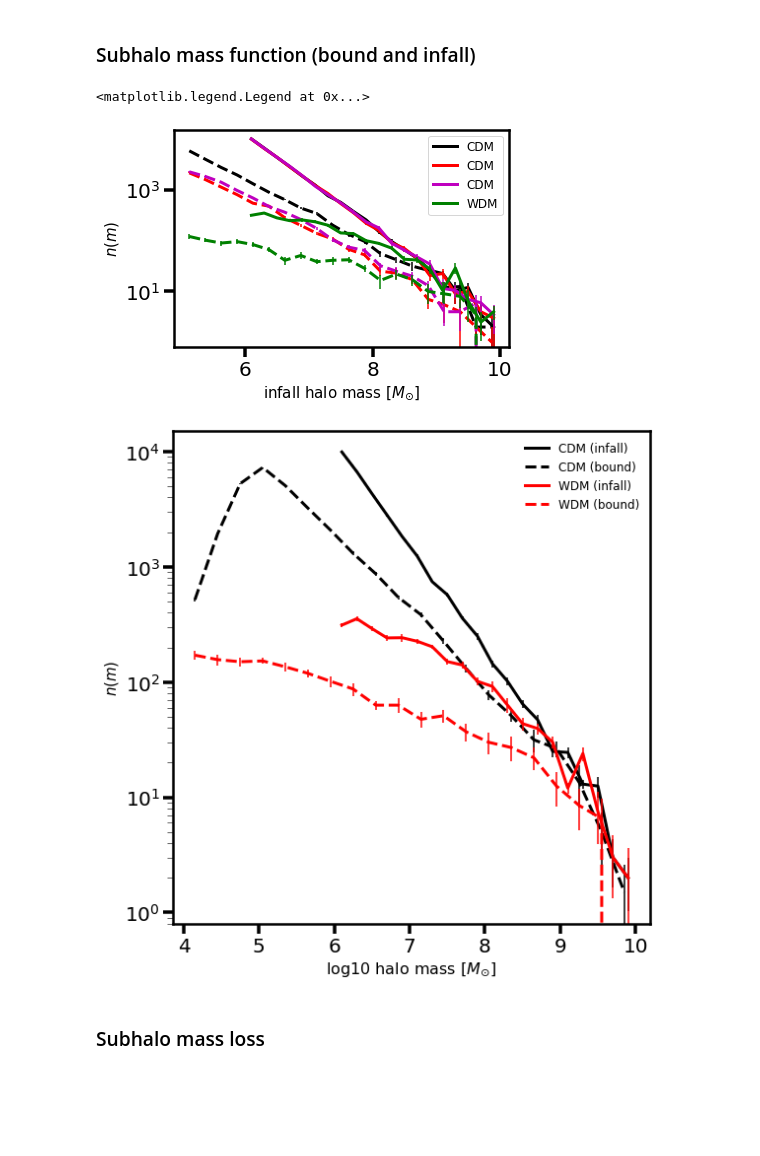
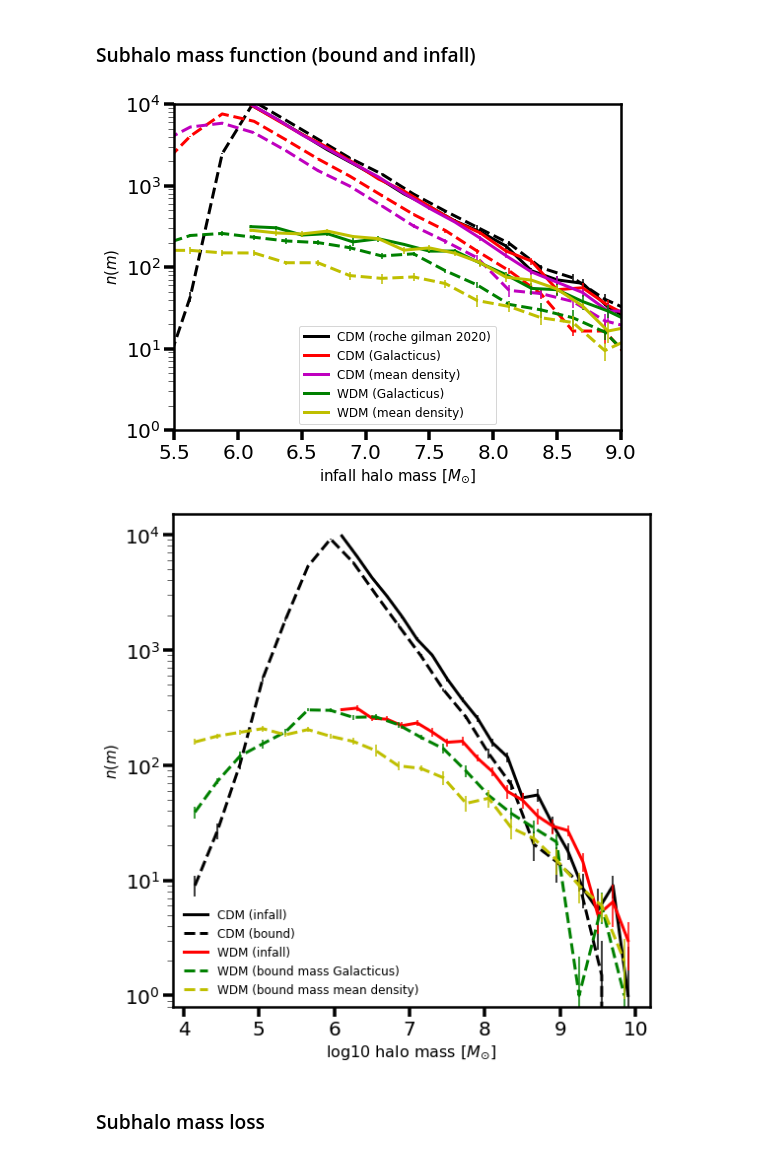
Before and after one commit to dangilman/pyHalo, a Jupyter notebook: example_notebooks/plotting_methods.ipynb, the cells around one changed output. Saved outputs shown, nothing was run; the diff lists cells and outputs as text; code cells hidden in the pictures; blank space fills up the shorter version.

Commit message:
implement galacitucs truncation routine; fix bug in bound mass calculation

```diff
--- a/example_notebooks/plotting_methods.ipynb
+++ b/example_notebooks/plotting_methods.ipynb
@@ -49,89 +52,104 @@ plt.legend(fontsize=14, frameon=False)
 # %% [markdown]
 ### Subhalo mass function (bound and infall)
 # %%
+from copy import deepcopy
+from pyHalo.truncation_models import truncation_models
+
 sigma_sub = 0.2
-cdm = CDM(0.5, 1.5, sigma_sub=sigma_sub, LOS_normalization=0.0)
+log_10_half_mode_mass = 7.5
+cdm = CDM(0.5, 1.5, sigma_sub=sigma_sub, LOS_normalization=0.0,
+         truncation_model_subhalos='TRUNCATION_ROCHE_GILMAN2020')
 
-kwargs_truncation_model_subhalos = {'median_rt_over_rs':5.0, 'c_power': 3.0}
 cdm_truncation_v2 = CDM(0.5, 1.5, sigma_sub=sigma_sub, LOS_normalization=0.0,
-                       truncation_model_subhalos='TRUNCATION_MEAN_DENSITY',
-                       kwargs_truncation_model_subhalos=kwargs_truncation_model_subhalos)
+                       truncation_model_subhalos='TRUNCATION_GALACTICUS')
 
-kwargs_truncation_model_subhalos = {'median_rt_over_rs':5.0, 'c_power': 6.0}
 cdm_truncation_v3 = CDM(0.5, 1.5, sigma_sub=sigma_sub, LOS_normalization=0.0,
                        truncation_model_subhalos='TRUNCATION_MEAN_DENSITY',
-                       kwargs_truncation_model_subhalos=kwargs_truncation_model_subhalos)
+                       kwargs_truncation_model_subhalos={'median_rt_over_rs': 2.0, 'c_power': 3.0})
 
-kwargs_truncation_model_subhalos = {'median_rt_over_rs':5.0, 'c_power': 3.0}
-wdm = WDM(0.5, 1.5, log_mc=7.5, sigma_sub=sigma_sub, LOS_normalization=0.0,
+cdm_concentration_rescaled = deepcopy(cdm_truncation_v2)
+
+wdm = WDM(0.5, 1.5, log_mc=log_10_half_mode_mass, sigma_sub=sigma_sub, LOS_normalization=0.0,
+                       truncation_model_subhalos='TRUNCATION_GALACTICUS')
+
+wdm_v2 = WDM(0.5, 1.5, log_mc=log_10_half_mode_mass, sigma_sub=sigma_sub, LOS_normalization=0.0,
                        truncation_model_subhalos='TRUNCATION_MEAN_DENSITY',
-                       kwargs_truncation_model_subhalos=kwargs_truncation_model_subhalos)
-
-kwargs_truncation_model_subhalos = {'median_rt_over_rs':5.0, 'c_power': 6.0}
-wdm_v2 = WDM(0.5, 1.5, log_mc=7.5, sigma_sub=sigma_sub, LOS_normalization=0.0,
-                       truncation_model_subhalos='TRUNCATION_MEAN_DENSITY',
-                       kwargs_truncation_model_subhalos=kwargs_truncation_model_subhalos)
+            kwargs_truncation_model_subhalos={'median_rt_over_rs': 2.0, 'c_power': 3.0})
 
 fig = plt.figure(1)
 ax = plt.subplot(111)
-kwargs_plot={'lw':3, 'label': 'CDM'}
+fig.set_size_inches(8, 6)
+kwargs_plot={'lw':3, 'label': 'CDM (roche gilman 2020)'}
 plot_subhalo_mass_functon(cdm, log_m_low=6.0, log_m_high=10.0, bound_mass_function=False, nbins=20,
                                   n_bootstrap=10, ax=ax, kwargs_plot=kwargs_plot, color='k')
 kwargs_plot={'linestyle': '--', 'lw':3}
 plot_subhalo_mass_functon(cdm, log_m_low=5.0, log_m_high=10.0, bound_mass_function=True, nbins=20,
                                   n_bootstrap=10, ax=ax, kwargs_plot=kwargs_plot, color='k')
 
-kwargs_plot={'lw':3, 'label':'CDM'}
+kwargs_plot={'lw':3, 'label':'CDM (Galacticus)'}
 plot_subhalo_mass_functon(cdm_truncation_v2, log_m_low=6.0, log_m_high=10.0, bound_mass_function=False, nbins=20,
                                   n_bootstrap=10, ax=ax, kwargs_plot=kwargs_plot, color='r')
 kwargs_plot={'linestyle': '--','lw':3}
 plot_subhalo_mass_functon(cdm_truncation_v2, log_m_low=5.0, log_m_high=10.0, bound_mass_function=True, nbins=20,
                                   n_bootstrap=10, ax=ax, kwargs_plot=kwargs_plot, color='r')
 
-kwargs_plot={'lw':3, 'label':'CDM'}
+kwargs_plot={'lw':3, 'label':'CDM (mean density)'}
 plot_subhalo_mass_functon(cdm_truncation_v3, log_m_low=6.0, log_m_high=10.0, bound_mass_function=False, nbins=20,
                                   n_bootstrap=10, ax=ax, kwargs_plot=kwargs_plot, color='m')
 kwargs_plot={'linestyle': '--','lw':3}
 plot_subhalo_mass_functon(cdm_truncation_v3, log_m_low=5.0, log_m_high=10.0, bound_mass_function=True, nbins=20,
                                   n_bootstrap=10, ax=ax, kwargs_plot=kwargs_plot, color='m')
 
-kwargs_plot={'lw':3, 'label':'WDM'}
+kwargs_plot={'lw':3, 'label':'WDM (Galacticus)'}
 plot_subhalo_mass_functon(wdm, log_m_low=6.0, log_m_high=10.0, bound_mass_function=False, nbins=20,
                                   n_bootstrap=10, ax=ax, kwargs_plot=kwargs_plot, color='g')
 kwargs_plot={'linestyle': '--','lw':3}
 plot_subhalo_mass_functon(wdm, log_m_low=5.0, log_m_high=10.0, bound_mass_function=True, nbins=20,
                                   n_bootstrap=10, ax=ax, kwargs_plot=kwargs_plot, color='g')
 
-ax.set_ylim(0.8, 15000)
+kwargs_plot={'lw':3, 'label':'WDM (mean density)'}
+plot_subhalo_mass_functon(wdm_v2, log_m_low=6.0, log_m_high=10.0, bound_mass_function=False, nbins=20,
+                                  n_bootstrap=10, ax=ax, kwargs_plot=kwargs_plot, color='y')
+kwargs_plot={'linestyle': '--','lw':3}
+plot_subhalo_mass_functon(wdm_v2, log_m_low=5.0, log_m_high=10.0, bound_mass_function=True, nbins=20,
+                                  n_bootstrap=10, ax=ax, kwargs_plot=kwargs_plot, color='y')
+
+ax.set_ylim(1, 10000)
+ax.set_xlim(5.5, 9.0)
 ax.legend(fontsize=12)
+
+for i, halo in enumerate(cdm_concentration_rescaled.halos):
+    halo._c = cdm_truncation_v2.halos[i].c / 5.0
 # %% [output]
-<matplotlib.legend.Legend at 0x...>
-[figure, old version]
+[figure, new version]
 # %%
 fig = plt.figure(1)
 fig.set_size_inches(8,8)
 ax = plt.subplot(111)
 kwargs_plot={'lw':3, 'label': 'CDM (infall)'}
-plot_subhalo_mass_functon(cdm, log_m_low=6.0, log_m_high=10.0, bound_mass_function=False, nbins=20,
+plot_subhalo_mass_functon(cdm_truncation_v2, log_m_low=6.0, log_m_high=10.0, bound_mass_function=False, nbins=20,
                                   n_bootstrap=10, ax=ax, kwargs_plot=kwargs_plot, color='k')
 kwargs_plot={'linestyle': '--', 'lw':3, 'label': 'CDM (bound)'}
-plot_subhalo_mass_functon(cdm, log_m_low=4.0, log_m_high=10.0, bound_mass_function=True, nbins=20,
+plot_subhalo_mass_functon(cdm_truncation_v2, log_m_low=4.0, log_m_high=10.0, bound_mass_function=True, nbins=20,
                                   n_bootstrap=10, ax=ax, kwargs_plot=kwargs_plot, color='k')
 
 kwargs_plot={'lw':3, 'label':'WDM (infall)'}
 plot_subhalo_mass_functon(wdm, log_m_low=6.0, log_m_high=10.0, bound_mass_function=False, nbins=20,
                                   n_bootstrap=10, ax=ax, kwargs_plot=kwargs_plot, color='r')
-kwargs_plot={'linestyle': '--','lw':3, 'label':'WDM (bound)'}
+kwargs_plot={'linestyle': '--','lw':3, 'label':'WDM (bound mass Galacticus)'}
 plot_subhalo_mass_functon(wdm, log_m_low=4.0, log_m_high=10.0, bound_mass_function=True, nbins=20,
-                                  n_bootstrap=10, ax=ax, kwargs_plot=kwargs_plot, color='r')
+                                  n_bootstrap=10, ax=ax, kwargs_plot=kwargs_plot, color='g')
+kwargs_plot={'linestyle': '--','lw':3, 'label':'WDM (bound mass mean density)'}
+plot_subhalo_mass_functon(wdm_v2, log_m_low=4.0, log_m_high=10.0, bound_mass_function=True, nbins=20,
+                                  n_bootstrap=10, ax=ax, kwargs_plot=kwargs_plot, color='y')
 
 ax.set_ylim(0.8, 15000)
 ax.set_xlabel('log10 halo mass '+r'$\left[M_{\odot}\right]$', fontsize=16)
 ax.legend(fontsize=12, frameon=False)
 plt.tight_layout()
-plt.savefig('infall_vs_bound.pdf')
+#plt.savefig('infall_vs_bound.pdf')
 # %% [output]
-[figure, old version]
+[figure, new version]
 # %% [markdown]
 ### Subhalo mass loss
 # %%
```
Also changed, not shown: parts of 9 cells of this notebook, 19 other files.
